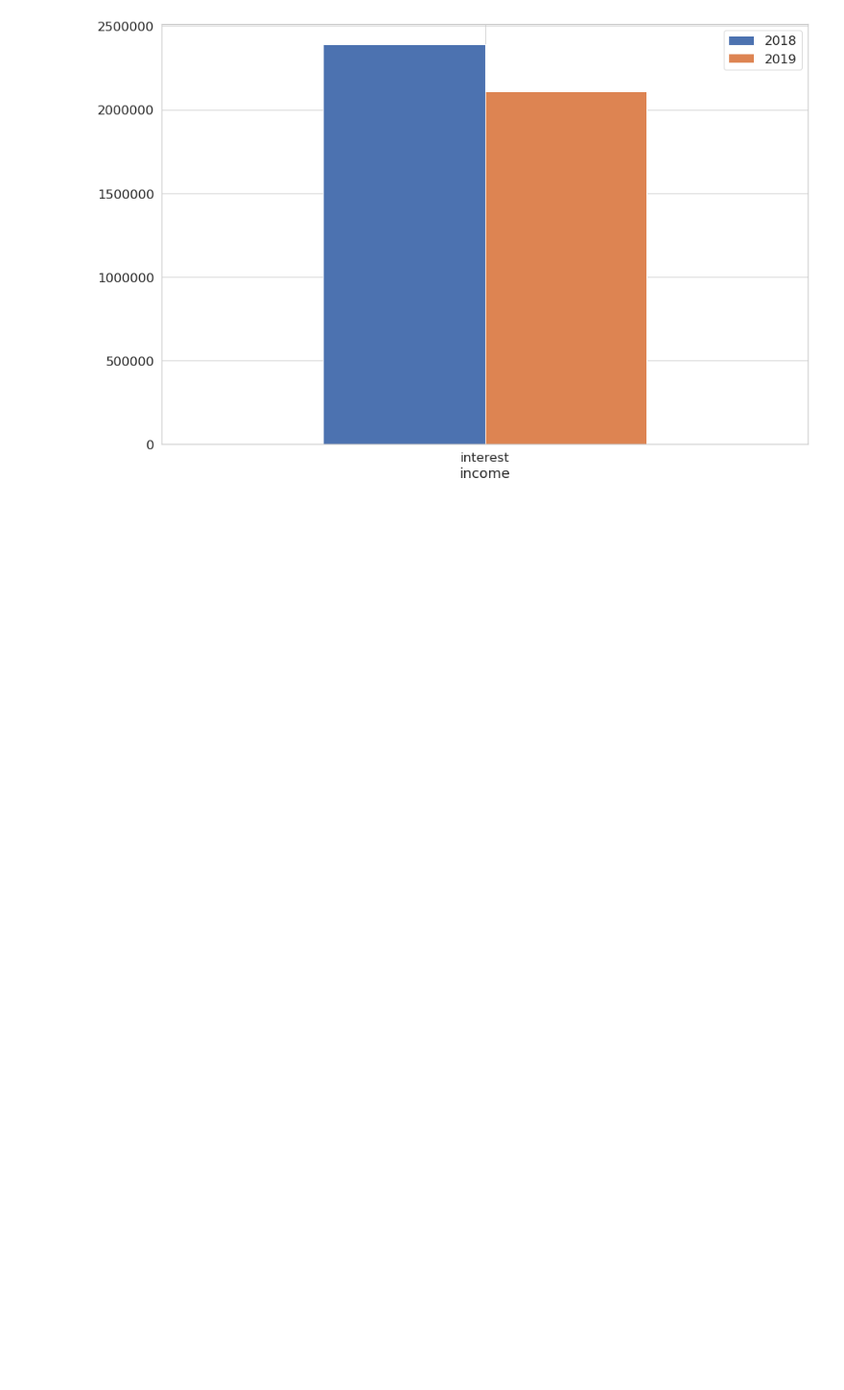
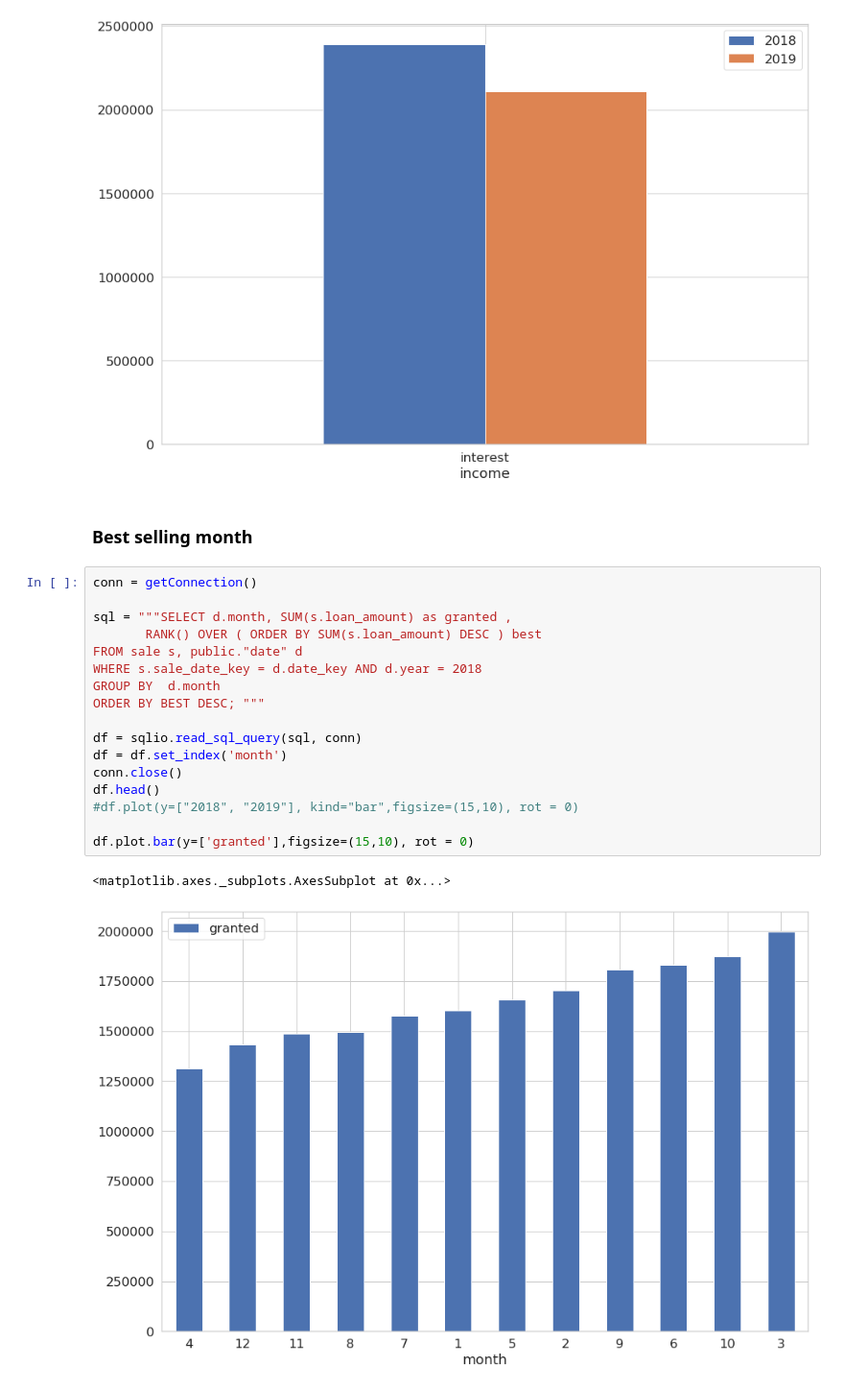
Before and after one commit to michalbogdanowicz/ADMT, a Jupyter notebook: query visualization.ipynb, the cells around one changed output. Shown at 96% size. Drawn from its saved outputs; the diff is of its cells as text; blank space fills up the shorter version.

Commit message:
best selling added

```diff
--- a/query visualization.ipynb
+++ b/query visualization.ipynb
@@ -74,3 +74,25 @@ df.plot(y=["2018", "2019"], kind="bar",figsize=(15,10), rot = 0)
 # %% [output]
 <matplotlib.axes._subplots.AxesSubplot at 0x...>
 [figure]
+# %% [markdown]
+### Best selling month
+# %%
+conn = getConnection()
+
+sql = """SELECT d.month, SUM(s.loan_amount) as granted ,
+       RANK() OVER ( ORDER BY SUM(s.loan_amount) DESC ) best
+FROM sale s, public."date" d
+WHERE s.sale_date_key = d.date_key AND d.year = 2018
+GROUP BY  d.month
+ORDER BY BEST DESC; """
+
+df = sqlio.read_sql_query(sql, conn)
+df = df.set_index('month')
+conn.close()
+df.head()
+#df.plot(y=["2018", "2019"], kind="bar",figsize=(15,10), rot = 0)
+
+df.plot.bar(y=['granted'],figsize=(15,10), rot = 0)
+# %% [output]
+<matplotlib.axes._subplots.AxesSubplot at 0x...>
+[figure, added]
```
Also changed, not shown: parts of 1 cell of this notebook.
